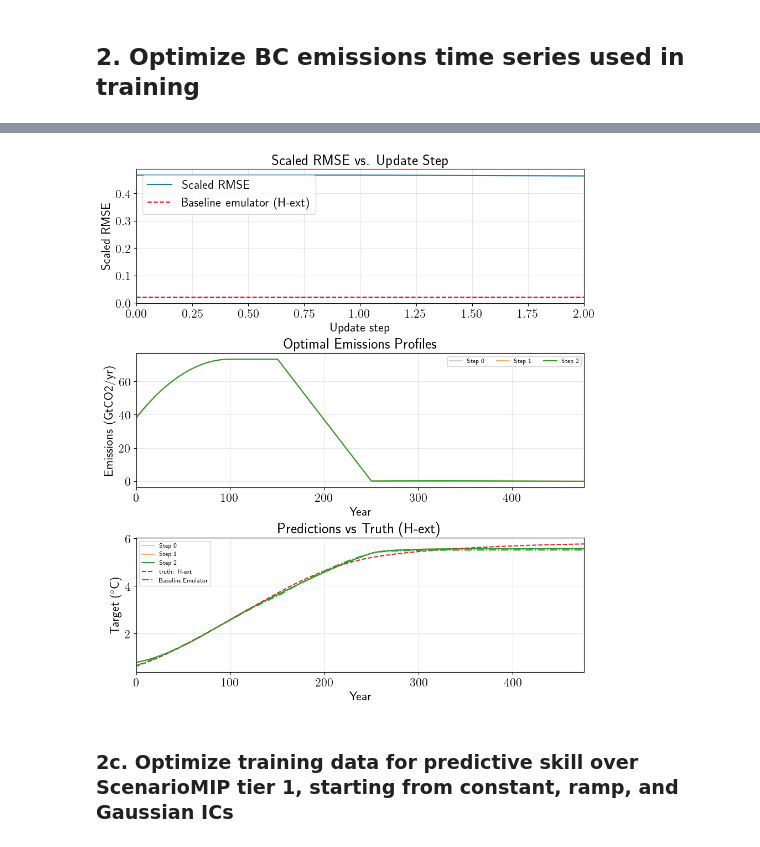
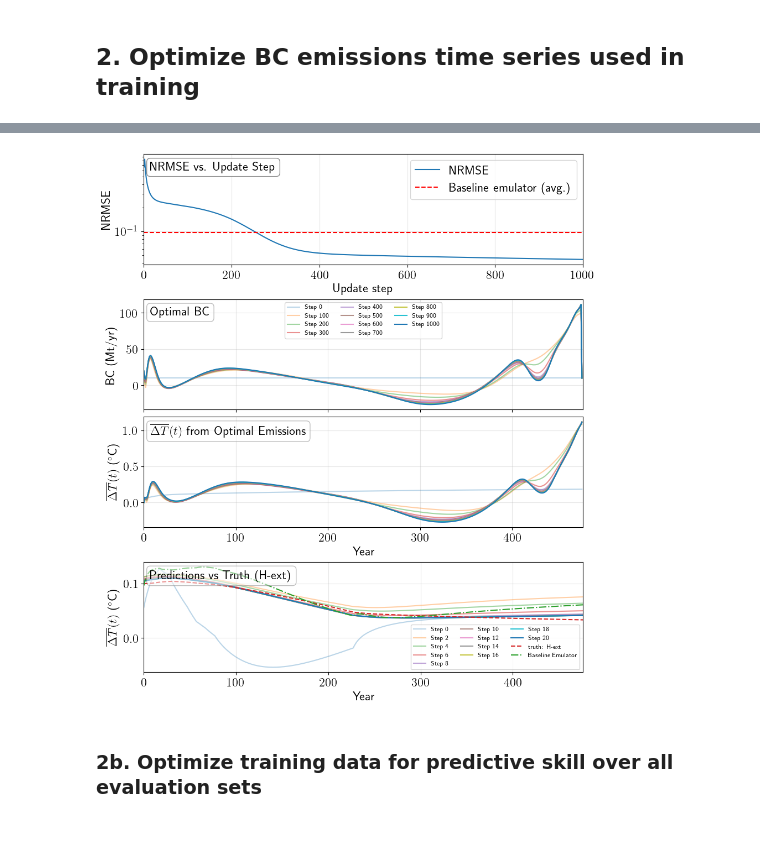
Before and after one commit to cbwomack/Emulator_Training_Data, a Jupyter notebook: 3e_inverse_BC_only.ipynb, the cells around one changed output, grey strips where cells are left out. Drawn from its saved outputs; the diff is of its cells as text; code cells hidden in the pictures.

Commit message:
Regular commit, updated paper plots

```diff
--- a/3e_inverse_BC_only.ipynb
+++ b/3e_inverse_BC_only.ipynb
@@ -43,0 +41,9 @@ utils_inverse.test_get_grad(test_scen, params0, emis_dict_train_JAX, train_data,
+# %%
+# Baseline emulator parameters
+save_path   = 'checkpoints/BC/baseline_BC_only.pkl' # Location to save baseline data
+verbose     = False # Flag to print NRMSE values from the baseline emulator
+
+# Create baseline emulator
+baseline_results, baseline_pred_delT, ground_truth_delT = utils_inverse.generate_and_eval_baseline_emulator(emis_dict_tier1_JAX,
+                                                                                                            eval_sets, save_path=save_path,
+                                                                                                            verbose=verbose, hidden_sizes=hidden_sizes)
@@ -58,26 +56,0 @@ test_sets = {
-# %%
-paramsK_base, baseline_results, baseline_preds, ground_truth = utils_inverse.evaluate_baseline_over_multiple_tests(
-    emis_dict_train=emis_dict_tier1_JAX,
-    test_sets=test_sets,
-    historical_name="historical",
-    key=jax.random.PRNGKey(0),
-    hidden=32,
-    K=400,
-    lr=5e-2,
-    weight_decay=1e-2,
-)
-
-import pickle
-path = 'checkpoints/BC/baseline_BC_only.pkl'
-
-with open(path, "wb") as f:
-    pickle.dump(baseline_results, f)
-
-for test_set in baseline_results:
-    per_scen = baseline_results[test_set]
-    mean_err = baseline_results[test_set]['mean']
-    print(f"\n{test_set} mean scaled RMSE: {mean_err:.4f}")
-    for scen, val in per_scen.items():
-        if scen == 'mean':
-            continue
-        print(f"  {scen:30s}  {val:.4f}")
@@ -156,13 +105,15 @@ No checkpoint found, starting fresh...
 # %%
+# Optional: plot results of optimization
 predict_plot = 'H-ext'
+
 utils_inverse.plot_inverse_results(
-    results_CO2_trivial,
+    results_BC_Hext_const,
     baseline_results['Tier 1'][predict_plot],
-    active_agents=('CO2',),
+    active_agents=('BC',),
     pred_scenario=predict_plot,
-    baseline_preds=baseline_preds['Tier 1'][predict_plot]
+    baseline_preds=baseline_pred_delT['Tier 1'][predict_plot]
 )
 # %% [output]
-[figure, old version]
+[figure, new version]
 # %% [markdown]
-### 2c. Optimize training data for predictive skill over ScenarioMIP tier 1, starting from constant, ramp, and Gaussian ICs
+### 2b. Optimize training data for predictive skill over all evaluation sets
```
Also changed, not shown: parts of 46 cells of this notebook, 30 other files.
